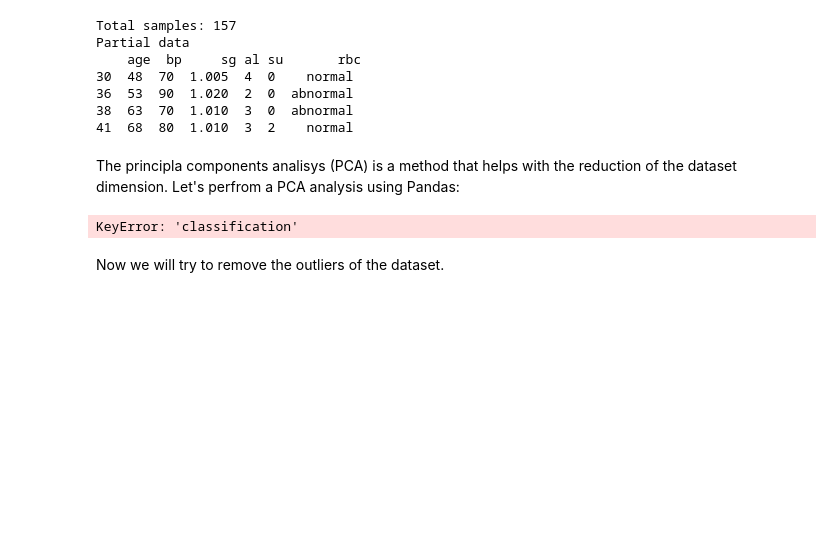
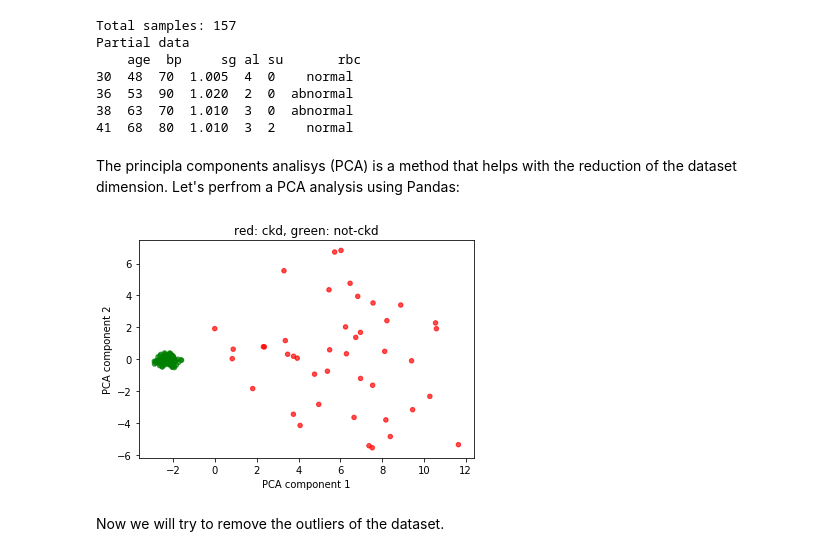
Before and after one commit to MaestriaElectronicaTEC/patterns-recognition, a Jupyter notebook: tarea#1/Inv-Corta-1.ipynb, the cells around one changed output. Drawn from its saved outputs; the diff is of its cells as text; code cells hidden in the pictures; blank space fills up the shorter version.

```diff
--- a/tarea#1/Inv-Corta-1.ipynb
+++ b/tarea#1/Inv-Corta-1.ipynb
@@ -47,6 +47,22 @@ Partial data
 # %% [markdown]
 The principla components analisys (PCA) is a method that helps with the reduction of the dataset dimension. Let's perfrom a PCA analysis using Pandas:
 # %%
+# create header for dataset
+header = ['age','bp','sg','al','su','rbc','pc','pcc',
+    'ba','bgr','bu','sc','sod','pot','hemo','pcv',
+    'wbcc','rbcc','htn','dm','cad','appet','pe','ane',
+    'classification']
+# read the dataset
+df = pd.read_csv("datasets/chronic_kidney_disease.arff",
+        header=None,
+        names=header
+       )
+
+# dataset has '?' in it, convert these into NaN
+df = df.replace('?', np.nan)
+# drop the NaN
+df = df.dropna(axis=0, how="any")
+
 targets = df['classification'].astype('category')
 # save target-values as color for plotting
 # red: disease,  green: no disease
@@ -56,34 +72,34 @@ label_color = ['red' if i=='ckd' else 'green' for i in targets]
 categorical_ = ['rbc', 'pc', 'pcc', 'ba', 'htn',
         'dm', 'cad', 'appet', 'pe', 'ane'
         ]
 
 # drop the "categorical" features
 # drop the classification column
 df = df.drop(labels=['classification'], axis=1)
 # drop using 'inplace' which is equivalent to df = df.drop()
 # df.drop(labels=categorical_, axis=1, inplace=True)
 
 # convert categorical features into dummy variable
 df = pd.get_dummies(df, columns=categorical_)
 
 # StandardScaler: mean=0, variance=1
 df = preprocessing.StandardScaler().fit_transform(df)
 
 pca = PCA(n_components=2)
 pca.fit(df)
 T = pca.transform(df) # transformed data
 # change 'T' to Pandas-DataFrame to plot using Pandas-plots
 T = pd.DataFrame(T)
 
 # plot the data
 T.columns = ['PCA component 1', 'PCA component 2']
 T.plot.scatter(x='PCA component 1', y='PCA component 2', marker='o',
         alpha=0.7, # opacity
         color=label_color,
         title="red: ckd, green: not-ckd" )
 plt.show()
 # %% [output]
-KeyError: 'classification'
+[figure, added]
 # %% [markdown]
 Now we will try to remove the outliers of the dataset.
 # %%
```
